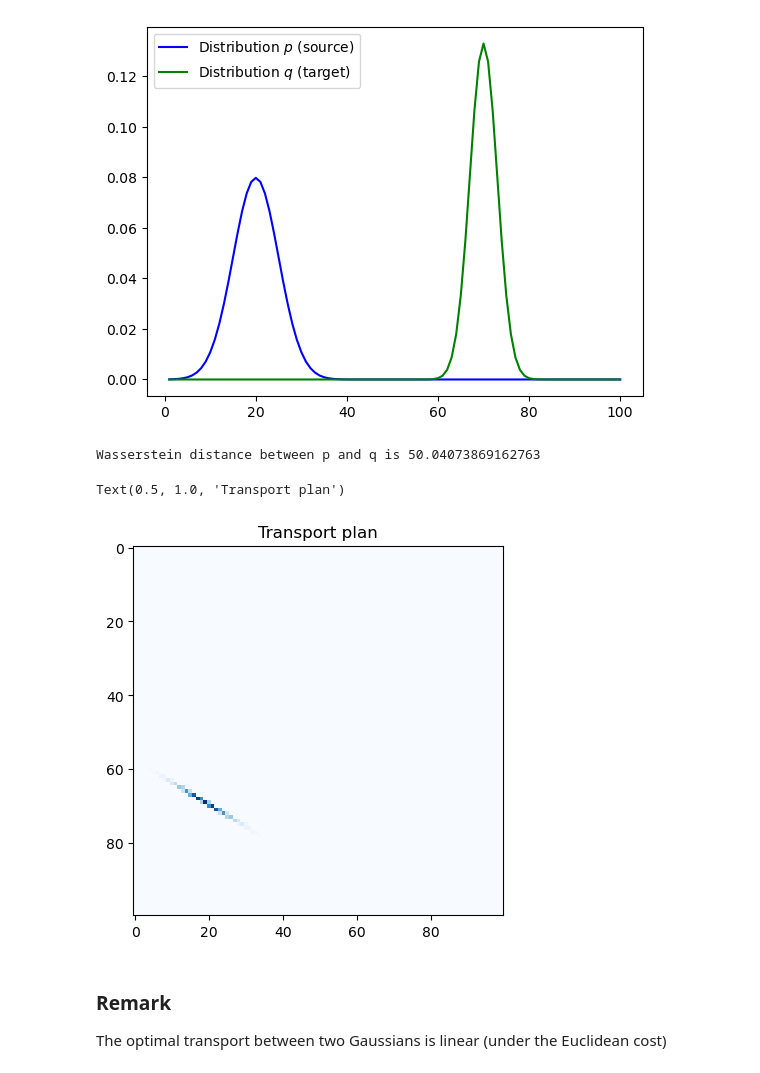
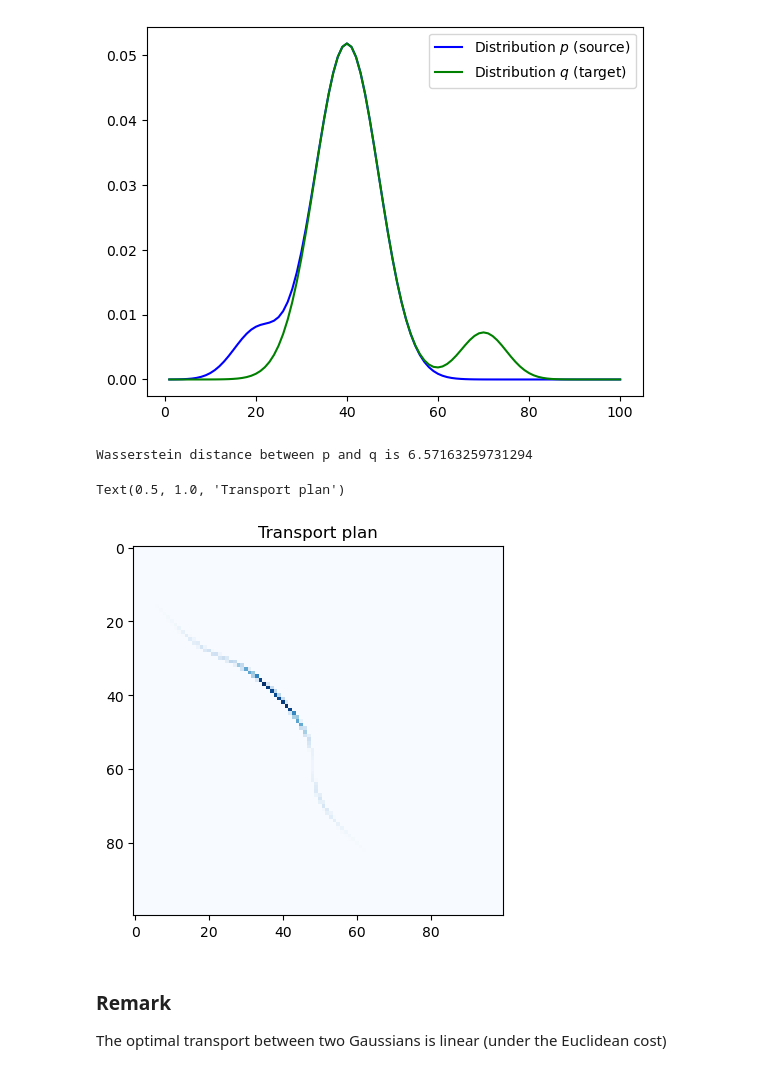
Before and after one commit to felipe-tobar/OT-tutorial, a Jupyter notebook: Codes/Wasserstein_linprog.ipynb, the cells around one changed output. Saved outputs shown, nothing was run; the diff lists cells and outputs as text; code cells hidden in the pictures.

```diff
--- a/Codes/Wasserstein_linprog.ipynb
+++ b/Codes/Wasserstein_linprog.ipynb
@@ -96,31 +96,31 @@ def demo_wasserstein(x, p, q):
 # %%
 # Define and plot two distributions
 
 x = np.linspace(1,100,100)
 rv1 = norm(loc = 20., scale = 5.0)
 rv2 = norm(loc = 40, scale = 7.0)
-rv3 = norm(loc = 70., scale = 3)
-p = rv1.pdf(x) + 0*rv2.pdf(x)
-q = 0*rv2.pdf(x) + rv3.pdf(x)
+rv3 = norm(loc = 70., scale = 5)
+p = 0.1*rv1.pdf(x) + rv2.pdf(x)
+q = rv2.pdf(x) + 0.1*rv3.pdf(x)
 p /= p.sum()
 q /= q.sum()
 plt.plot(x,p, label = 'Distribution $p$ (source)')
 plt.plot(x,q, label = 'Distribution $q$ (target)')
 plt.legend()
 x = np.reshape(x, (-1, 1))
 # %% [output]
-[figure, old version]
+[figure, new version]
 # %%
 d,TP = demo_wasserstein(x, p, q)
 print(f'Wasserstein distance between p and q is {d}')
 # %% [output]
-Wasserstein distance between p and q is 50.04073869162763
+Wasserstein distance between p and q is 6.57163259731294
 # %%
 plt.imshow(TP, cmap='Blues')
 plt.title('Transport plan')
 # %% [output]
 Text(0.5, 1.0, 'Transport plan')
-[figure, old version]
+[figure, new version]
 # %% [markdown]
 ### Remark
 The optimal transport between two Gaussians is linear (under the Euclidean cost)
```
Also changed, not shown: 1 other file.
